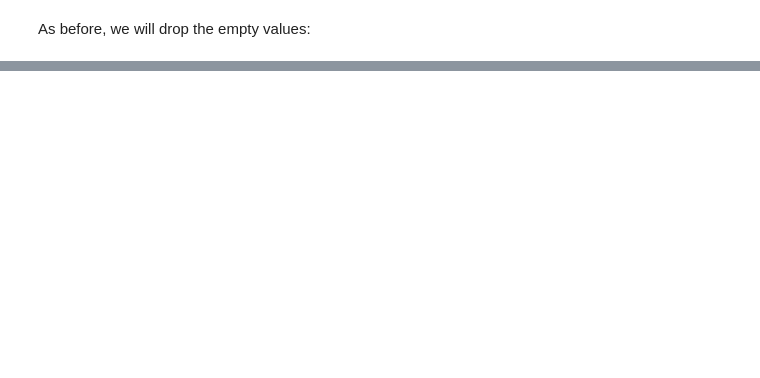
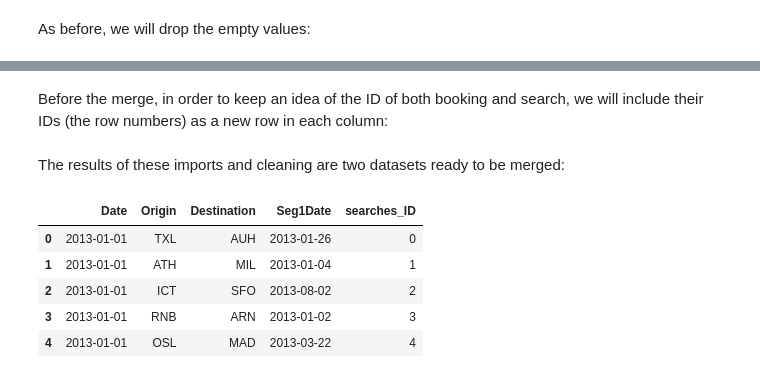
Before and after one commit to ibarrond/Amadeus, a Jupyter notebook: AmadeusChallenge.ipynb, the cells around one changed output, grey strips where cells are left out. Cells and saved outputs as stored; diff of their text form; code cells hidden in the pictures; blank space fills up the shorter version.

```diff
--- a/AmadeusChallenge.ipynb
+++ b/AmadeusChallenge.ipynb
@@ -337,6 +252,17 @@ We import the columns from each dataset that will be useful, and we rename `book
 # %%
-searches = pd.read_csv(searches_file, delimiter= '^', usecols=['Origin','Destination'])
-bookings = pd.read_csv(bookings_file,usecols=['dep_port', 'arr_port', 'pax'], sep='^')
-bookings = bookings.rename(index=str, columns={"dep_port": "Origin","arr_port": "Destination"})
+searches = pd.read_csv(searches_file,
+                       delimiter= '^',
+                       usecols=['Date','Origin','Destination', 'Seg1Date'])
+bookings = pd.read_csv(bookings_file,
+                       usecols=['cre_date           ',
+                                'dep_port', 'arr_port',
+                                'pax',
+                                'brd_time           '],
+                       sep='^')
+bookings = bookings.rename(index=str,
+                           columns={"cre_date           ": "Date",
+                                    "dep_port": "Origin",
+                                    "arr_port": "Destination",
+                                    })
 # %% [markdown]
 As before, we will drop the empty values:
@@ -370,0 +282,2 @@ searches['ID'] = searches['Date']+searches['Origin'].str.strip()+searches['Desti
+# %% [markdown]
+Before the merge, in order to keep an idea of the ID of both booking and search, we will include their IDs (the row numbers) as a new row in each column:
@@ -370,0 +287,11 @@ searches['ID'] = searches['Date']+searches['Origin'].str.strip()+searches['Desti
+# %% [markdown]
+The results of these imports and cleaning are two datasets ready to be merged:
+# %%
+searches.head()
+# %% [output]
+|  | Date | Origin | Destination | Seg1Date | searches_ID |
+| 0 | 2013-01-01 | TXL | AUH | 2013-01-26 | 0 |
+| 1 | 2013-01-01 | ATH | MIL | 2013-01-04 | 1 |
+| 2 | 2013-01-01 | ICT | SFO | 2013-08-02 | 2 |
+| 3 | 2013-01-01 | RNB | ARN | 2013-01-02 | 3 |
+| 4 | 2013-01-01 | OSL | MAD | 2013-03-22 | 4 |
```
Also changed, not shown: parts of 37 cells of this notebook.
